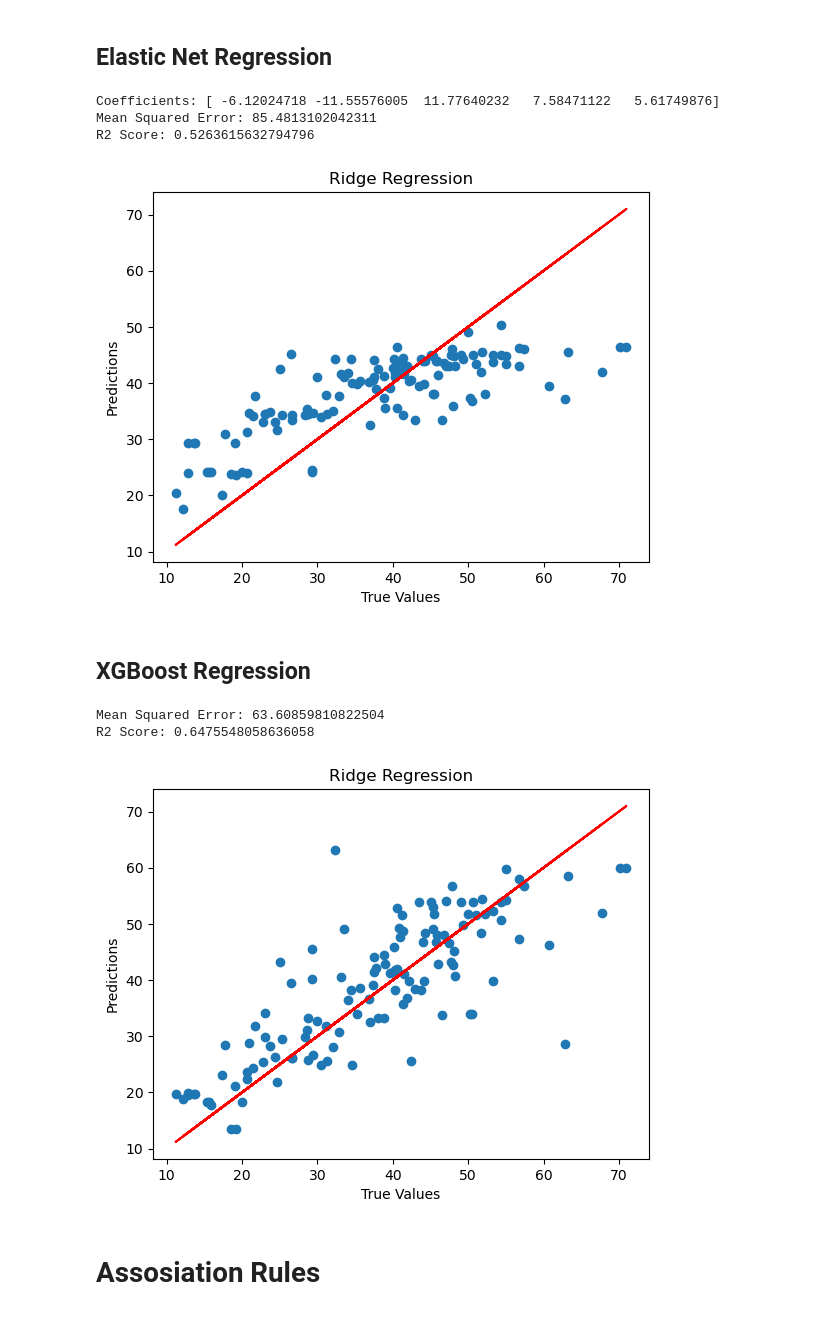
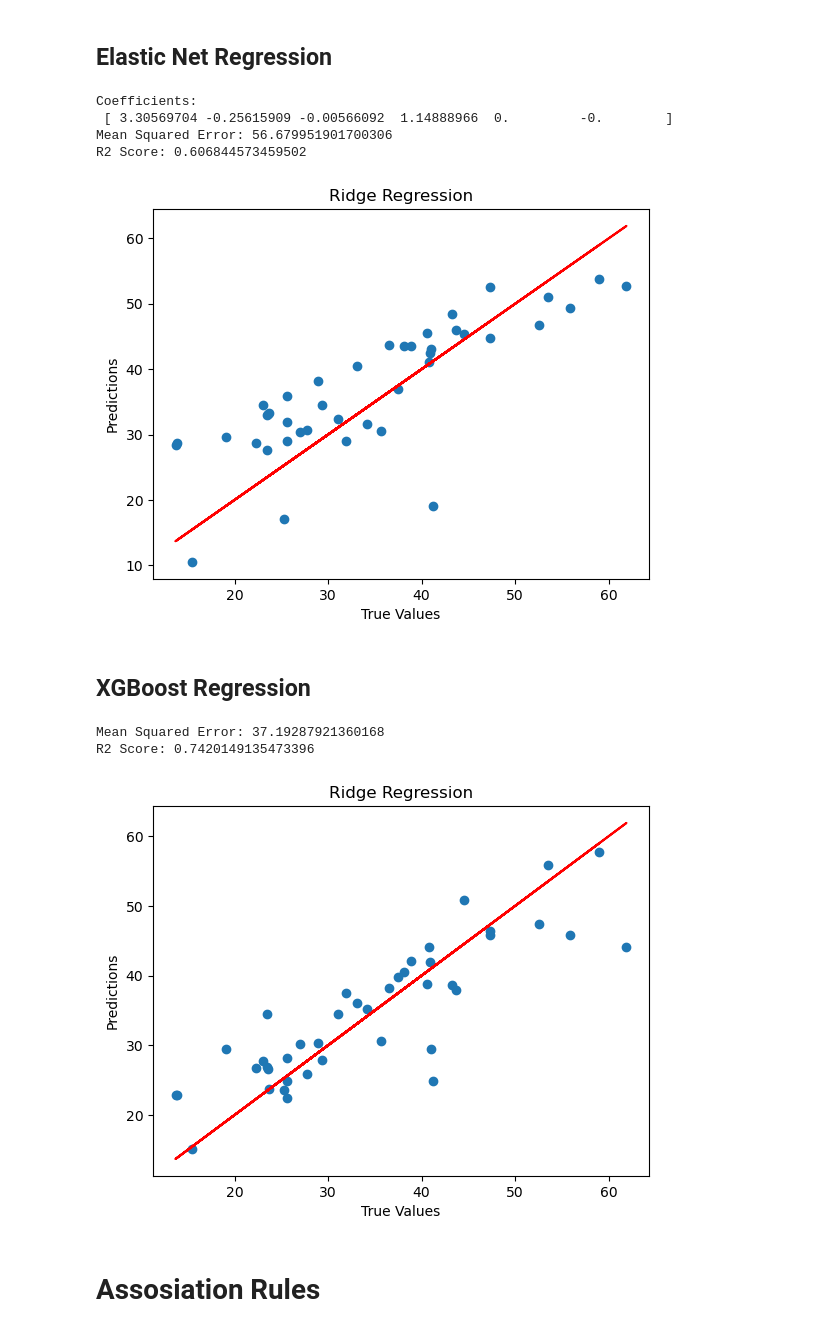
Before and after one commit to Abtinz/Machine-Learning-with-Python, a Jupyter notebook: DataMining/Regression/data-mining-p2-student.ipynb, the cells around one changed output. Drawn from its saved outputs; the diff is of its cells as text; code cells hidden in the pictures.

```diff
--- a/DataMining/Regression/data-mining-p2-student.ipynb
+++ b/DataMining/Regression/data-mining-p2-student.ipynb
@@ -86,6 +88,9 @@ final shape (414, 8)
 ## Droping Unnecessary Columns
 # %%
 y = df["Y house price of unit area"]
-df = df.drop(['No',"X1 transaction date","Y house price of unit area"],axis = 1)
+
+#Number is just an index value >> No useful data
+#Y is output not learning input
+df = df.drop(['No',"Y house price of unit area"],axis = 1)
 df.describe()
 # %% [output]
@@ -101,14 +106,11 @@ df.describe()
 # %% [markdown]
 ## Splitting Data to Train and Test
 # %%
-xtrain , xtest , ytrain , ytest = train_test_split(df,y,test_size = 0.3 , random_state = 3)
+xtrain , xtest , ytrain , ytest = train_test_split(df,y,test_size = 0.1 , random_state = 2)
 # %%
 def standardScalerFunction(data):
     scaler = MinMaxScaler().fit(data)
     return scaler.transform(data.astype(float))
-
-xtrain = standardScalerFunction(xtrain)
-xtest = standardScalerFunction(xtest)
 # %% [markdown]
 ## Visualizing Data Distribution and Correlation
 # %%
@@ -265,7 +289,7 @@ mse = mean_squared_error(ytest, predictions)
 r2 = r2_score(ytest, predictions)
 
 
-print("Coefficients:", model.coef_)
+print("Coefficients:\n", model.coef_)
 print("Mean Squared Error:", mse)
 print("R2 Score:", r2)
 
@@ -277,33 +301,34 @@ plt.ylabel('Predictions')
 plt.title(f'Ridge Regression')
 plt.show()
 # %% [output]
-Coefficients: [ -6.12024718 -11.55576005  11.77640232   7.58471122   5.61749876]
-Mean Squared Error: 85.4813102042311
-R2 Score: 0.5263615632794796
+Coefficients:
+ [ 3.30569704 -0.25615909 -0.00566092  1.14888966  0.         -0.        ]
+Mean Squared Error: 56.679951901700306
+R2 Score: 0.606844573459502
-[figure, old version]
+[figure, new version]
 # %% [markdown]
 ## XGBoost Regression
 # %%
-model = XGBRegressor(objective='reg:squarederror')
+model = XGBRegressor(objective ='reg:squarederror', colsample_bytree = 0.2, learning_rate = 0.1 ,max_depth = 6, alpha = 10, n_estimators = 100)
 model.fit(xtrain, ytrain)
 predictions = model.predict(xtest)
 mse = mean_squared_error(ytest, predictions)
 r2 = r2_score(ytest, predictions)
 
 print("Mean Squared Error:", mse)
 print("R2 Score:", r2)
 
 plt.figure()
 plt.scatter(ytest, predictions)
 plt.plot(ytest,ytest , 'r' )
 plt.xlabel('True Values')
 plt.ylabel('Predictions')
 plt.title(f'Ridge Regression')
 plt.show()
 # %% [output]
-Mean Squared Error: 63.60859810822504
-R2 Score: 0.6475548058636058
+Mean Squared Error: 37.19287921360168
+R2 Score: 0.7420149135473396
-[figure, old version]
+[figure, new version]
 # %% [markdown]
 # Assosiation Rules
 # %%
```
Also changed, not shown: parts of 13 cells of this notebook.
